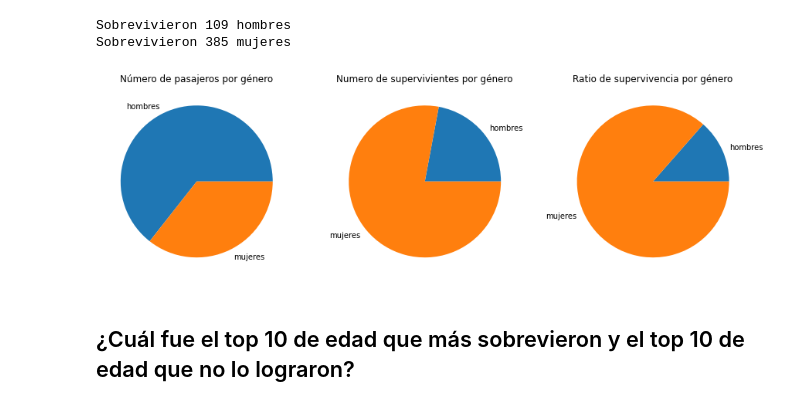
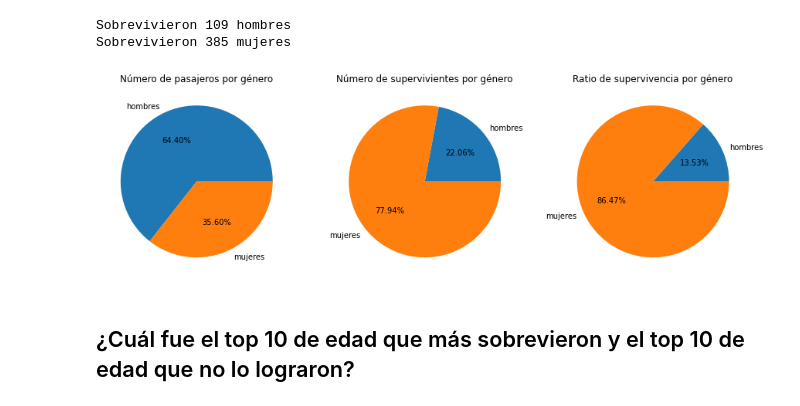
Before and after one commit to darioWorknet/2-Titanic_dataset, a Jupyter notebook: TitanicAnalytics.ipynb, the cells around one changed output. Saved outputs shown, nothing was run; the diff lists cells and outputs as text; code cells hidden in the pictures.

```diff
--- a/TitanicAnalytics.ipynb
+++ b/TitanicAnalytics.ipynb
@@ -150,29 +150,29 @@ print(f'Sobrevivieron {survivors_women} mujeres')
 # %% [output]
 Sobrevivieron 109 hombres
 Sobrevivieron 385 mujeres
-# %%
-# Calculamos el número total de hombres y de mujeres a bordo
-total_men = len(df[is_male])
-total_women = len(df[is_female])
-
-# Calculamos el ratio de supervivencia de hombres y de mujeres
-ratio_men = survivors_men/total_men
-ratio_women = survivors_women/total_women
-
-# Creamos una figura con 3 subplots
-fig, (ax1, ax2, ax3) = plt.subplots(1, 3, figsize=(15,10))
-
-# Mostramos cada gráfica en un subplot
-ax1.pie([total_men, total_women], labels = ['hombres', 'mujeres'])
-ax1.set_title("Número de pasajeros por género")
-ax2.pie([survivors_men, survivors_women], labels = ['hombres', 'mujeres'])
-ax2.set_title("Número de supervivientes por género")
-ax3.pie([ratio_men, ratio_women], labels=['hombres', 'mujeres'], normalize=True)
-ax3.set_title("Ratio de supervivencia por género")
-
-plt.show()
-# %% [output]
-[figure, removed]
+# %%
+# Calculamos el número total de hombres y de mujeres a bordo
+total_men = len(df[is_male])
+total_women = len(df[is_female])
+
+# Calculamos el ratio de supervivencia de hombres y de mujeres
+ratio_men = survivors_men/total_men
+ratio_women = survivors_women/total_women
+
+# Creamos una figura con 3 subplots
+fig, (ax1, ax2, ax3) = plt.subplots(1, 3, figsize=(15,10))
+
+# Mostramos cada gráfica en un subplot
+ax1.pie([total_men, total_women], labels = ['hombres', 'mujeres'],autopct='%1.2f%%')
+ax1.set_title("Número de pasajeros por género")
+ax2.pie([survivors_men, survivors_women], labels = ['hombres', 'mujeres'],autopct='%1.2f%%')
+ax2.set_title("Número de supervivientes por género")
+ax3.pie([ratio_men, ratio_women], labels=['hombres', 'mujeres'], normalize=True,autopct='%1.2f%%')
+ax3.set_title("Ratio de supervivencia por género")
+
+plt.show()
+# %% [output]
+[figure, added]
 # %% [markdown]
 ## ¿Cuál fue el top 10 de edad que más sobrevieron y el top 10 de edad que no lo lograron?
 # %%
```
Also changed, not shown: parts of 3 cells of this notebook.
